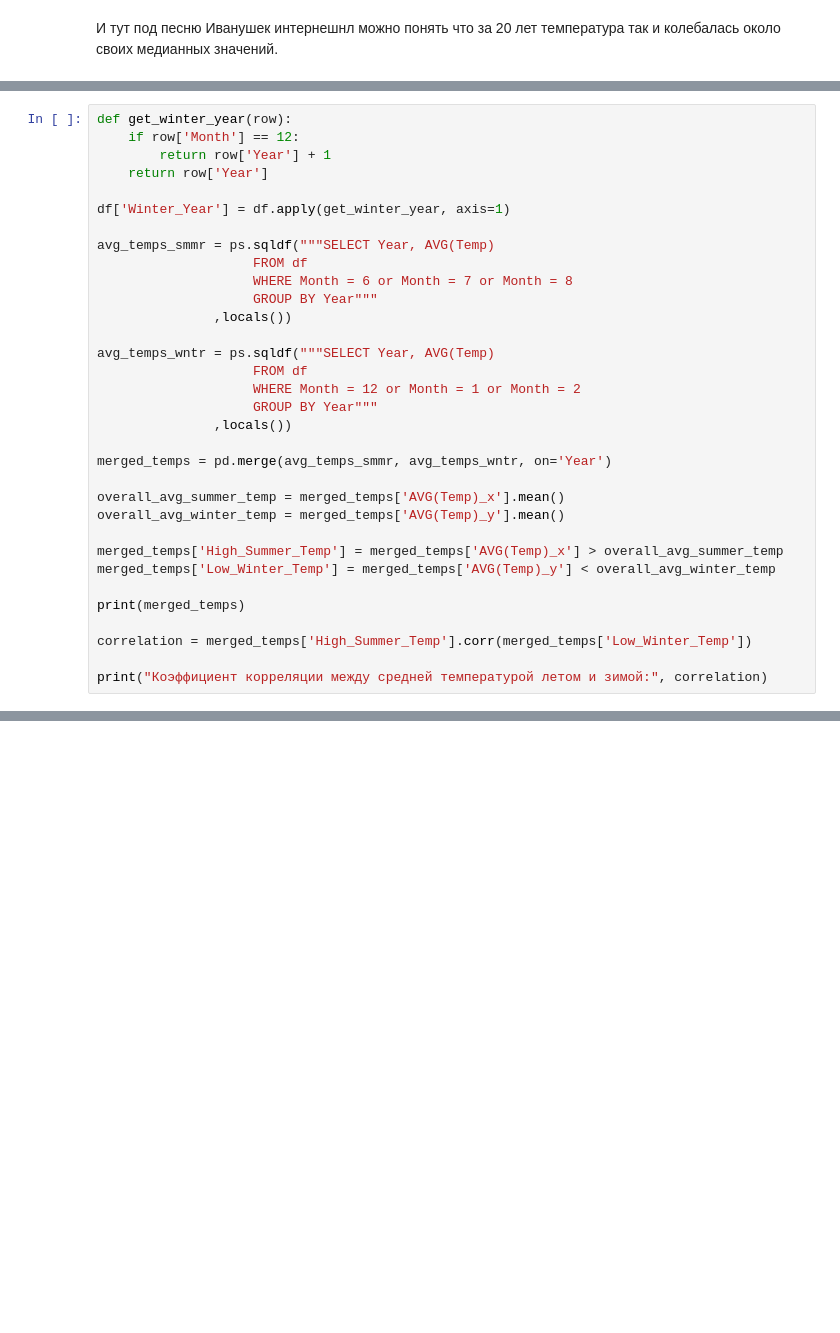
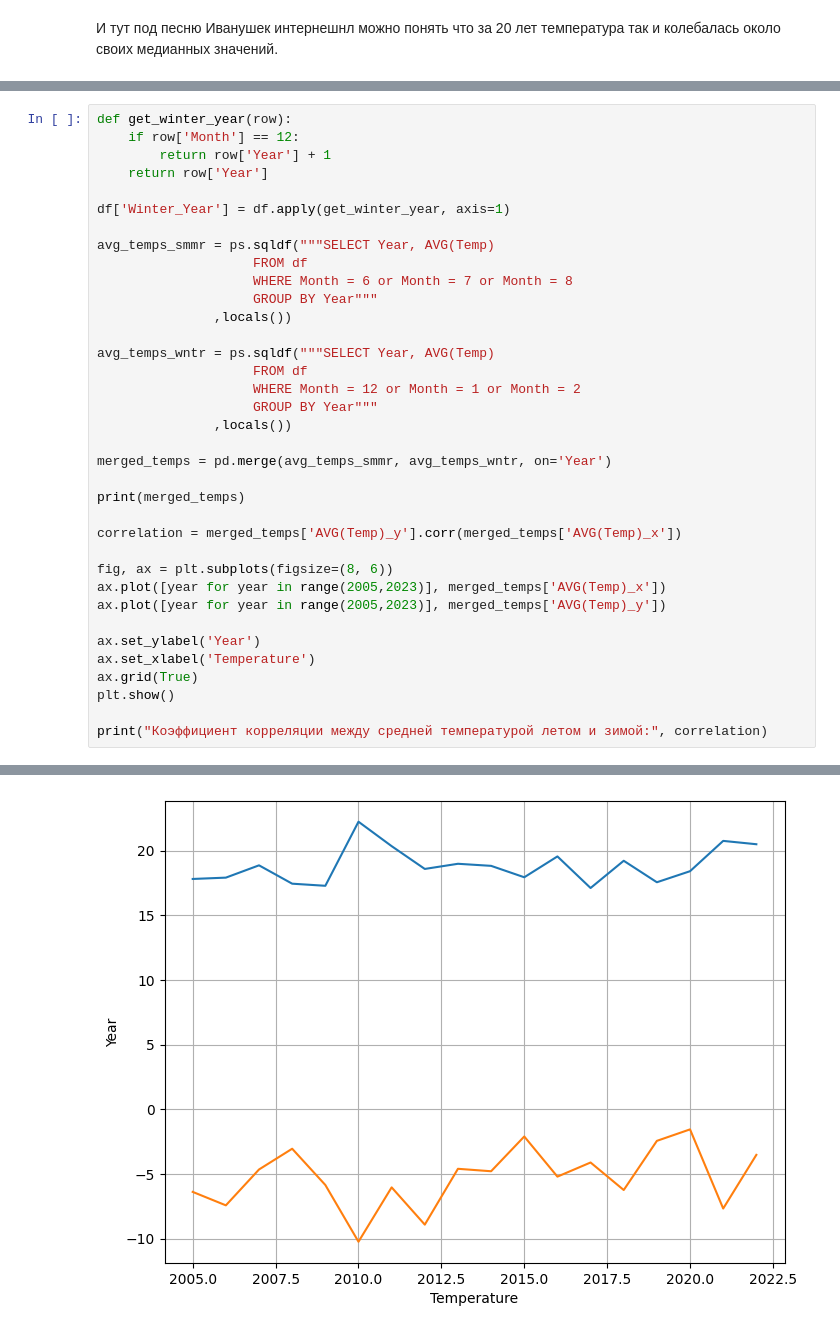
Before and after one commit to phrog-rgb/Weather_project, a Jupyter notebook: main.ipynb, the cells around one changed output, grey strips where cells are left out. Cells and saved outputs as stored; diff of their text form; blank space fills up the shorter version.

```diff
--- a/main.ipynb
+++ b/main.ipynb
@@ -425,15 +400,18 @@ avg_temps_wntr = ps.sqldf("""SELECT Year, AVG(Temp)
 
 merged_temps = pd.merge(avg_temps_smmr, avg_temps_wntr, on='Year')
 
-overall_avg_summer_temp = merged_temps['AVG(Temp)_x'].mean()
-overall_avg_winter_temp = merged_temps['AVG(Temp)_y'].mean()
-
-merged_temps['High_Summer_Temp'] = merged_temps['AVG(Temp)_x'] > overall_avg_summer_temp
-merged_temps['Low_Winter_Temp'] = merged_temps['AVG(Temp)_y'] < overall_avg_winter_temp
-
 print(merged_temps)
 
-correlation = merged_temps['High_Summer_Temp'].corr(merged_temps['Low_Winter_Temp'])
+correlation = merged_temps['AVG(Temp)_y'].corr(merged_temps['AVG(Temp)_x'])
+
+fig, ax = plt.subplots(figsize=(8, 6))
+ax.plot([year for year in range(2005,2023)], merged_temps['AVG(Temp)_x'])
+ax.plot([year for year in range(2005,2023)], merged_temps['AVG(Temp)_y'])
+
+ax.set_ylabel('Year')
+ax.set_xlabel('Temperature')
+ax.grid(True)
+plt.show()
 
 print("Коэффициент корреляции между средней температурой летом и зимой:", correlation)
 # %% [output]
@@ -459,0 +437 @@ print("Коэффициент корреляции между средней т
+[figure, added]
```
Also changed, not shown: parts of 36 cells of this notebook, 3 other files.
